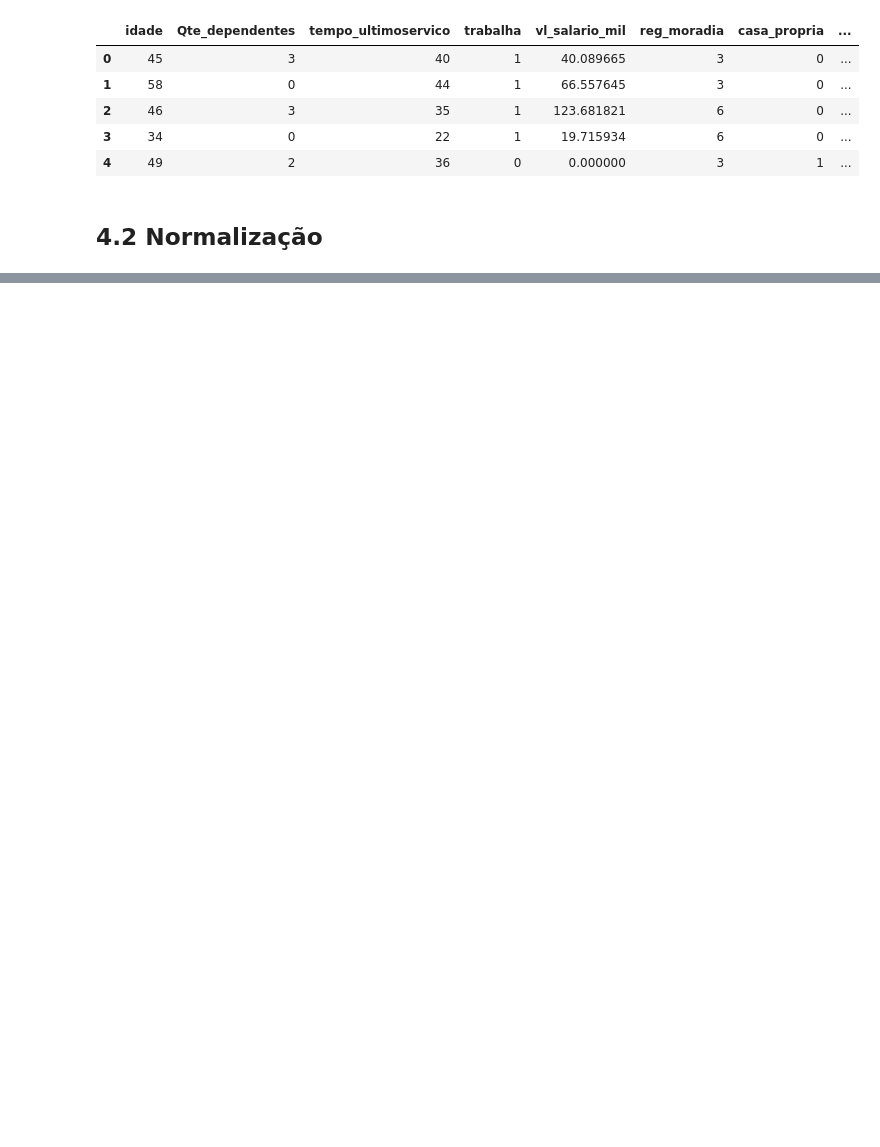
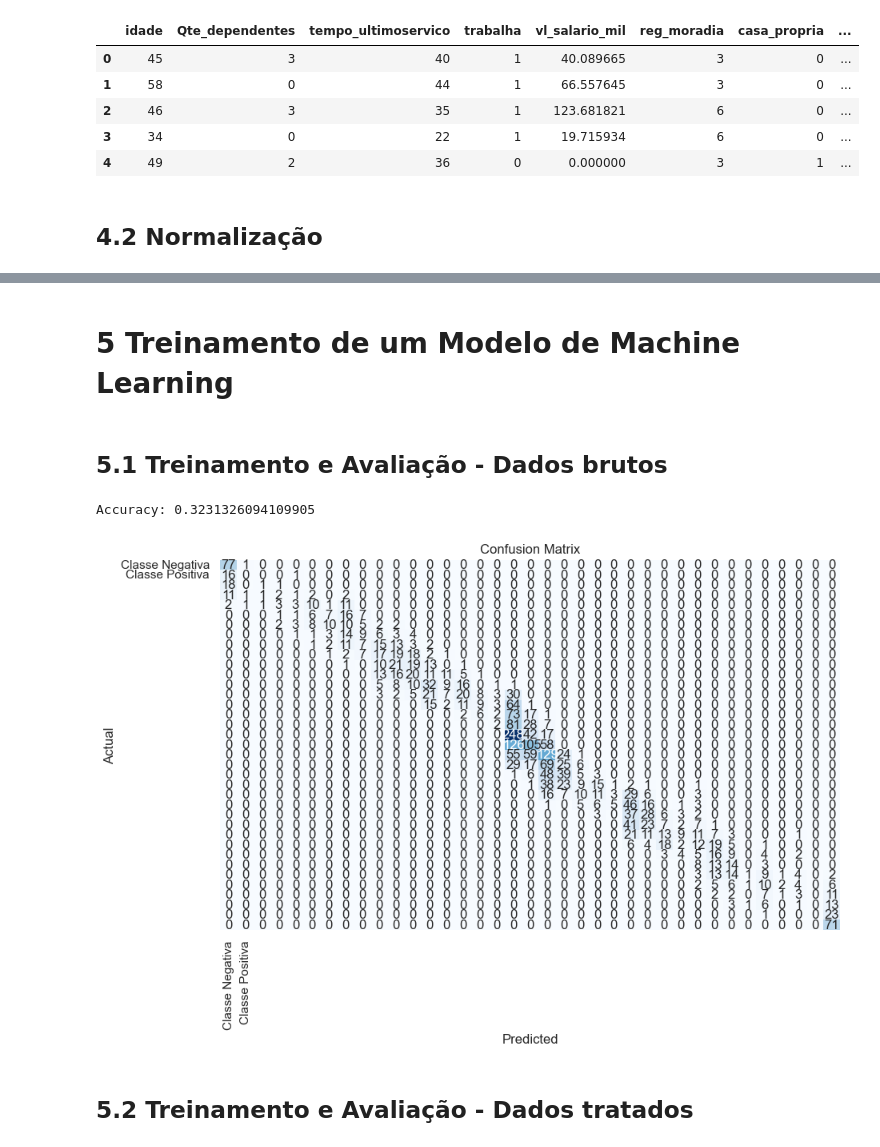
Before and after one commit to rrmoreira/trabalho-feature-engineering, a Jupyter notebook: trabalho_integradov1.1.ipynb, the cells around one changed output, grey strips where cells are left out. Drawn from its saved outputs; the diff is of its cells as text; code cells hidden in the pictures; blank space fills up the shorter version.

```diff
--- a/trabalho_integradov1.1.ipynb
+++ b/trabalho_integradov1.1.ipynb
@@ -254,24 +260,18 @@ plt.show()
 # %% [markdown]
 ## 4.1 Encoding Categorical
 # %%
-# Pré-processamento
-
 # Validação de dados faltantes
 print("\n### Dados Faltantes ###")
 df.replace('na', np.nan, inplace=True)
 
 # Preenchendo de dados faltantes
 df.fillna(df.mode()['estado_civil'][0], inplace=True)
-#
 missing_data = df.isnull().sum()
 missing_percent = (df.isnull().sum() / len(df)) * 100
-
+print(pd.DataFrame({'Missing Values': missing_data, 'Percentage': missing_percent}))
 
 # Validação de registros duplicados
 print(f"\n### Total de registros duplicados: {df.duplicated().sum()} ###")
-
-
-print(pd.DataFrame({'Missing Values': missing_data, 'Percentage': missing_percent}))
 
 # Remocao da coluna ID, pois não é relevante para análise
 X = df.drop(columns=['id'])
@@ -280,16 +280,22 @@ X = df.drop(columns=['id'])
 categorical_columns = X.select_dtypes(include=['object']).columns
 numerical_columns = X.select_dtypes(include=['number']).columns
 
-# Aplicando o encoding apenas às variáveis categóricas, e
+# Copiando dataset
+df_encoded = df.copy()
 
-X_categorical_encoded = pd.get_dummies(X[categorical_columns], drop_first=True).astype(int)
+# Aplicando o one hot encoding apenas às variáveis categóricas
+#X_categorical_encoded = pd.get_dummies(X[categorical_columns], drop_first=True).astype(int)
 
-
+# Enconding variáveis categóricas com LabelEncoder
+le = LabelEncoder()
+for col in categorical_columns:
+    X[col] = le.fit_transform(X[col])
 
 # Mantendo as variáveis numéricas como estão
 X_numerical = X[numerical_columns]
 
 # Concatenando variáveis categóricas codificadas e variáveis numéricas
-X_encoded = pd.concat([X_numerical, X_categorical_encoded], axis=1)
+X_encoded = pd.concat([X_numerical, X[categorical_columns]], axis=1)
+#X_encoded = pd.concat([X_numerical, X_categorical_encoded], axis=1)
 # %% [output]
 ### Dados Faltantes ###
@@ -419,0 +471,32 @@ X_train.head(), X_test.head()
+# %% [markdown]
+# 5 Treinamento de um Modelo de Machine Learning
+# %% [markdown]
+## 5.1 Treinamento e Avaliação - Dados brutos
+# %%
+# Using the encoded and scaled features for training and testing
+X_train_scaled, X_test_scaled, y_train, y_test = train_test_split(X_encoded_scaled, y, test_size=0.3, random_state=42)
+model_scaled = LogisticRegression()
+model_scaled.fit(X_train_scaled, y_train)
+y_pred_scaled = model_scaled.predict(X_test_scaled)
+# %%
+# Supondo que y são os valores reais e y_pred_scaled são as previsões do modelo
+accuracy = accuracy_score(y_test, y_pred_scaled)
+conf_matrix = confusion_matrix(y_test, y_pred_scaled)
+
+# Exibindo a acurácia
+print("Accuracy:", accuracy)
+
+# Plotando a matriz de confusão
+plt.figure(figsize=(10, 6))
+sns.heatmap(conf_matrix, annot=True, fmt='d', cmap='Blues', cbar=False,
+            xticklabels=['Classe Negativa', 'Classe Positiva'],
+            yticklabels=['Classe Negativa', 'Classe Positiva'])
+plt.title('Confusion Matrix')
+plt.xlabel('Predicted')
+plt.ylabel('Actual')
+plt.show()
+# %% [output]
+Accuracy: 0.3231326094109905
+[figure, added]
+# %% [markdown]
+## 5.2 Treinamento e Avaliação - Dados tratados
```
Also changed, not shown: parts of 44 cells of this notebook.
